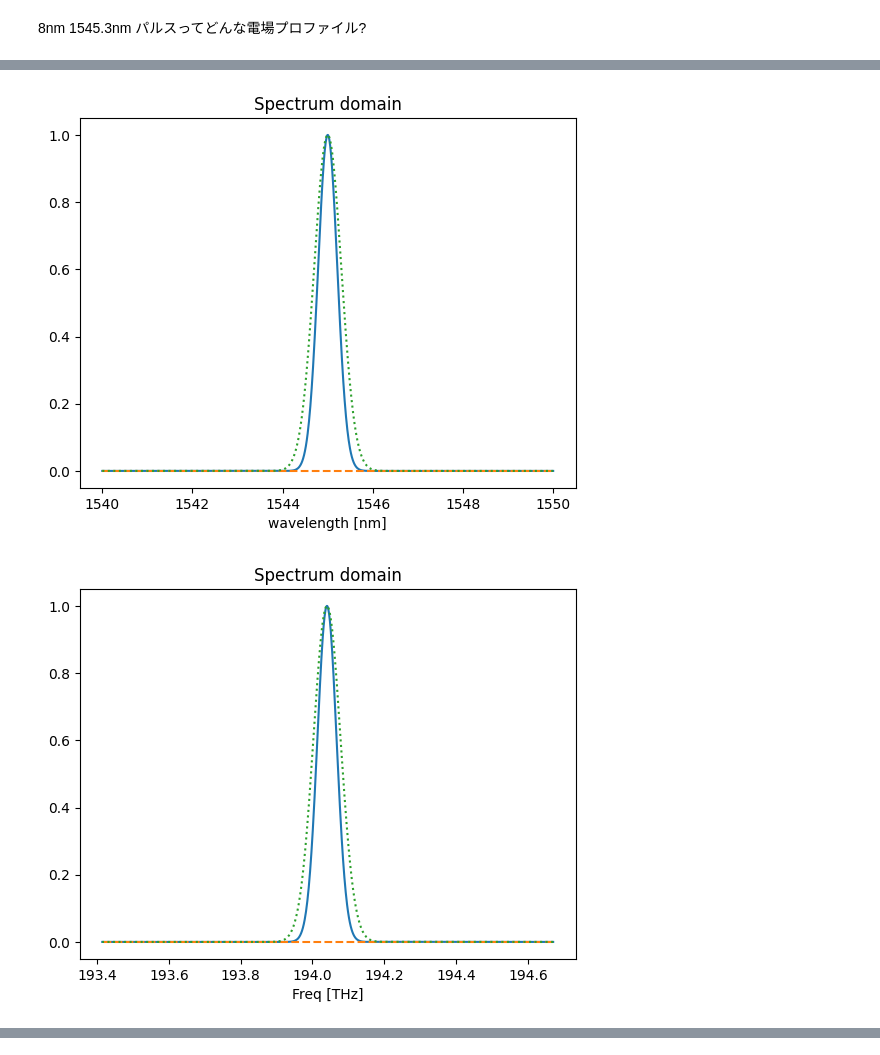
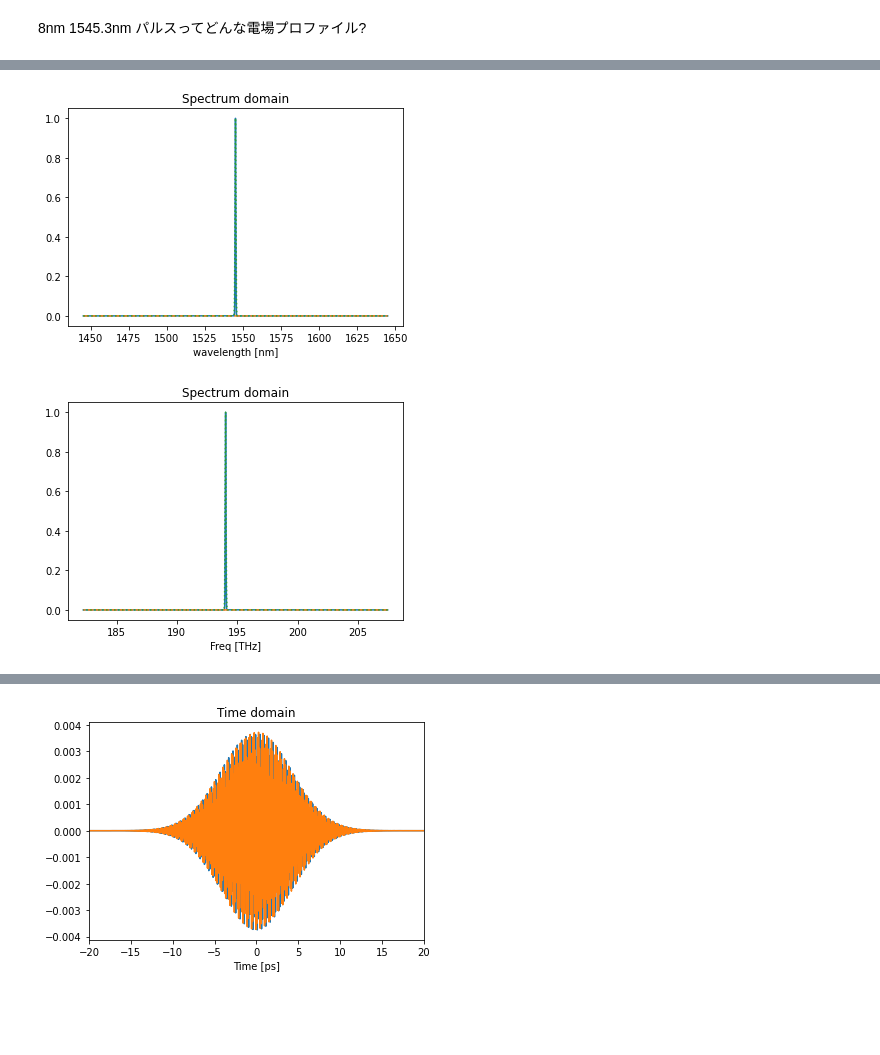
Before and after one commit to ruofan-he/pulse_reconstruction, a Jupyter notebook: pulse_fourier1545.ipynb, the cells around one changed output, grey strips where cells are left out. Cells and saved outputs as stored; diff of their text form; code cells hidden in the pictures; blank space fills up the shorter version.

Commit message:
time domain!

```diff
--- a/pulse_fourier1545.ipynb
+++ b/pulse_fourier1545.ipynb
@@ -36,7 +36,7 @@ def freq2time(start_time=0,refer_time_x=False):
 
     time_y = np.fft.ifft(freq_y_mem)
     time_x = np.linspace(0, (len(freq_x)-1)/sampling_freq,len(freq_x)) + start_time
-    time_y = time_y*np.exp(2j*np.pi*(time_x+start_time)*start_freq)
+    time_y = time_y*np.exp(2j*np.pi*(time_x-start_time)*start_freq)
 # %% [markdown]
 8nm 1545.3nm パルスってどんな電場プロファイル?
 # %%
@@ -69,36 +69,49 @@ plt.show()
 # %%
-wavelength_range = np.linspace(1540,1550, 1000)
+wavelength_range = np.linspace(1545-100,1545+100, 10000)
 c = 299792458
 freq_range = c/ (wavelength_range*1E-9)/1E12
 bandwidth = 0.5
 center_wavelength = 1545
 center_freq = c/ (center_wavelength*1E-9)/1E12
 power = np.exp(-((wavelength_range- center_wavelength)/(0.5*bandwidth))**2*np.log(2))
 phase = 0*wavelength_range
 electric_field = np.sqrt(power)
 
 plt.plot(wavelength_range, power)
 plt.plot(wavelength_range, phase,linestyle = "dashed",)
 plt.plot(wavelength_range, electric_field, linestyle = "dotted")
 plt.title('Spectrum domain')
 plt.xlabel('wavelength [nm]')
 plt.show()
 
 plt.plot(freq_range, power)
 plt.plot(freq_range, phase,linestyle = "dashed",)
 plt.plot(freq_range, electric_field, linestyle = "dotted")
 plt.title('Spectrum domain')
 plt.xlabel('Freq [THz]')
 plt.show()
 
 shifted_freq_range = freq_range - center_freq
 
 plt.plot(shifted_freq_range, power)
 plt.plot(shifted_freq_range, phase,linestyle = "dashed",)
 plt.plot(shifted_freq_range, electric_field, linestyle = "dotted")
 plt.title('Spectrum domain')
 plt.xlabel('Freq [THz]')
 plt.show()
+
+freq_x = shifted_freq_range.copy()
+freq_y = electric_field.copy()
+
+freq2time(start_time=-50)
+
+time_y = time_y*np.exp(2j*np.pi*center_freq*time_x)
+plt.plot(time_x, time_y.real)
+plt.plot(time_x, time_y.imag)
+plt.title('Time domain')
+plt.xlabel('Time [ps]')
+plt.xlim([-20,20])
+plt.show()
 # %% [output]
-[figure, old version]
+[figure, new version]
-[figure, old version]
+[figure, new version]
@@ -106,3 +119,4 @@ plt.show()
+[figure, added]
 # %%
 x = np.linspace(0,1,10)
 y = np.exp(2j*np.pi*x)
```
Also changed, not shown: parts of 3 cells of this notebook.
